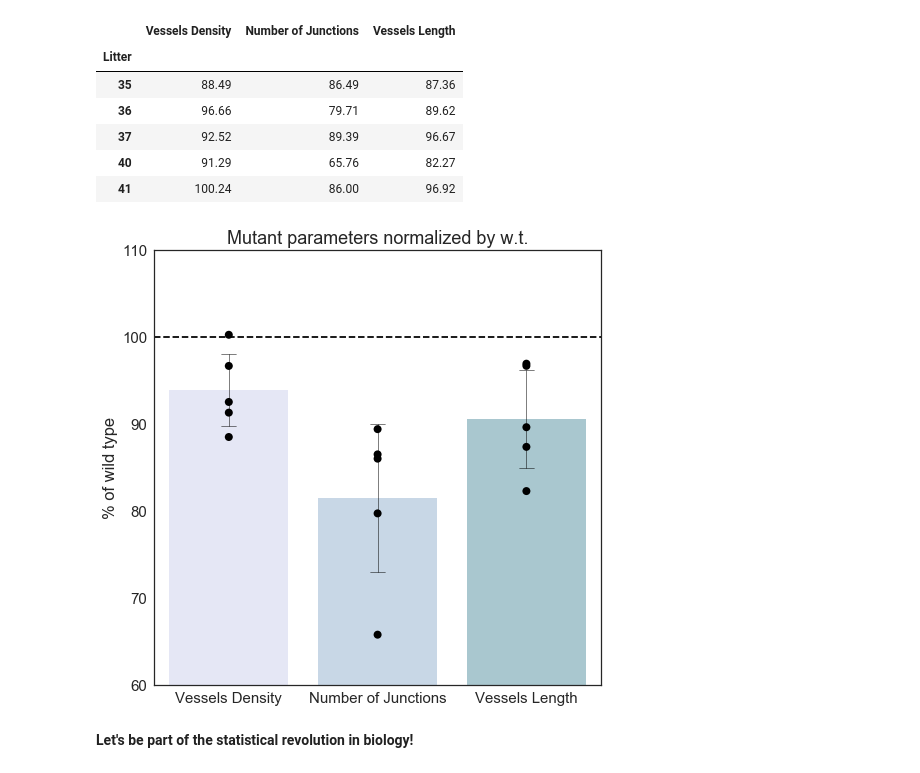
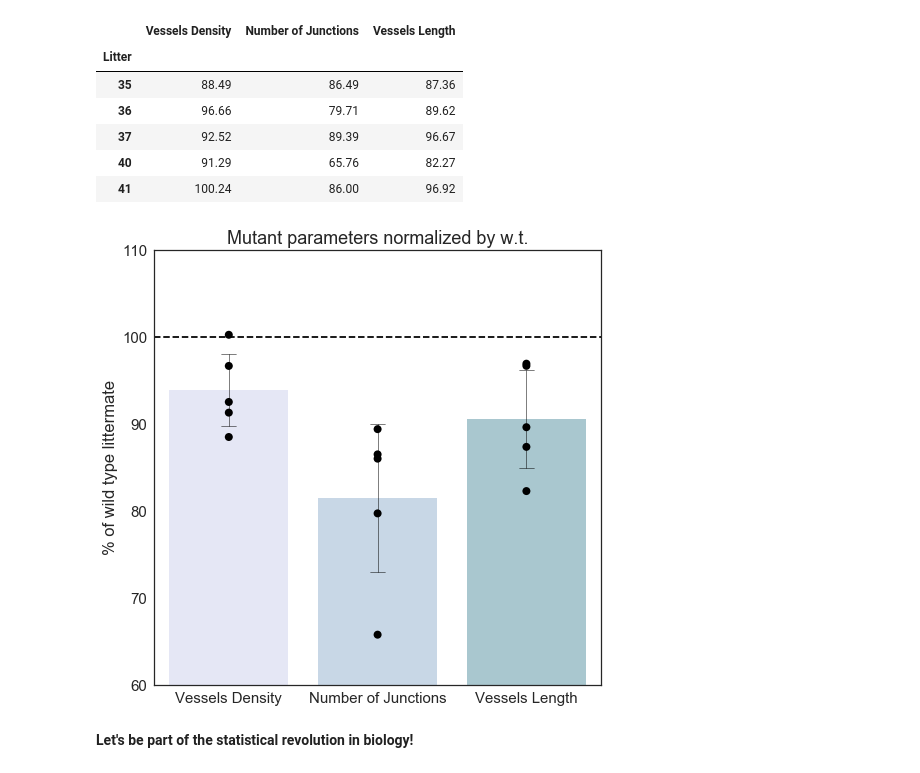
Before and after one commit to MixedIndentations/Angiogenesis-Density, a Jupyter notebook: notebooks/visualization-paper-figures-discussion.ipynb, the cells around one changed output. Drawn from its saved outputs; the diff is of its cells as text; code cells hidden in the pictures.

Commit message:
changed ylabel to include littermate

```diff
--- a/notebooks/visualization-paper-figures-discussion.ipynb
+++ b/notebooks/visualization-paper-figures-discussion.ipynb
@@ -493,35 +493,35 @@ with sns.plotting_context("notebook", font_scale=1.5):
                            #color='white',
                            palette = bar_palette,
                            errcolor = 'black',
                            errwidth = 0.5,
                            #errcolor = sns.xkcd_rgb['dark teal'],
                            capsize = .1
                           )
 
     sns.stripplot(data = normdata,
                   color=sns.xkcd_rgb["black"],
                   #edgecolor='black',
                   size=8,
                   alpha=1,
                  )
     #sns.stripplot(normdata, ax=ax)
-    ax.set_ylabel('% of wild type')
+    ax.set_ylabel('% of wild type littermate')
     ax.set_ylim([60,110])
     ax.axhline(100, color='black', linestyle='--')
     ax.set_title('Mutant parameters normalized by w.t.')
     #ax.set_facecolor('w')
 
     ## Bless this man
     ## https://stackoverflow.com/
     ## questions/42185000/add-hash-pattern-to-a-seaborn-bar-plot
     #num_locations = 1
     #hatches = itertools.cycle(['/', 'x', '\\', '*', 'o', 'O', '.'])
     #for i, bar in enumerate(ax.patches):
     #    if i % num_locations == 0:
     #        hatch = next(hatches)
     #    bar.set_hatch(hatch)
 # %% [output]
-[figure, old version]
+[figure, new version]
 # %% [markdown]
 **Let's be part of the statistical revolution in biology!**
 # %%
```
